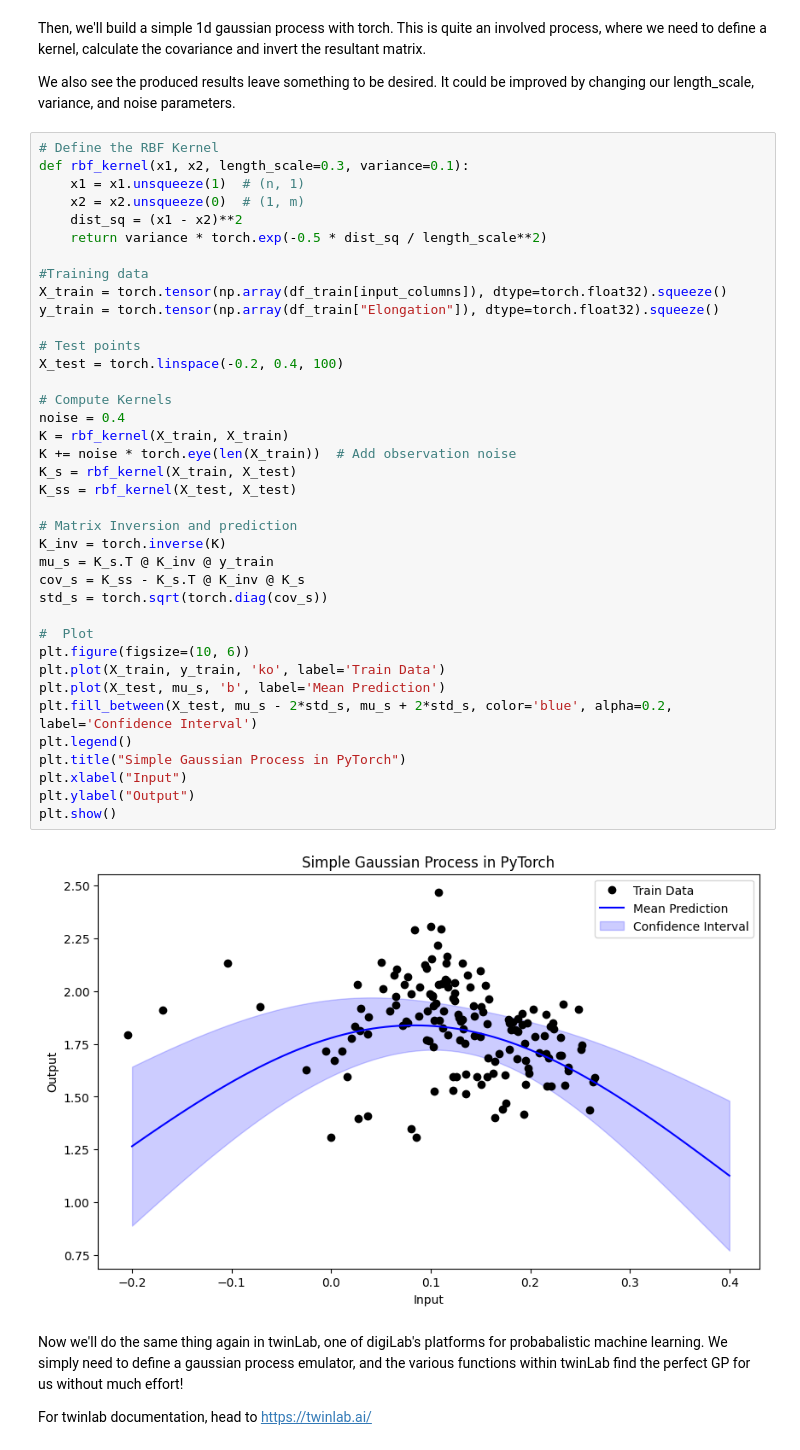
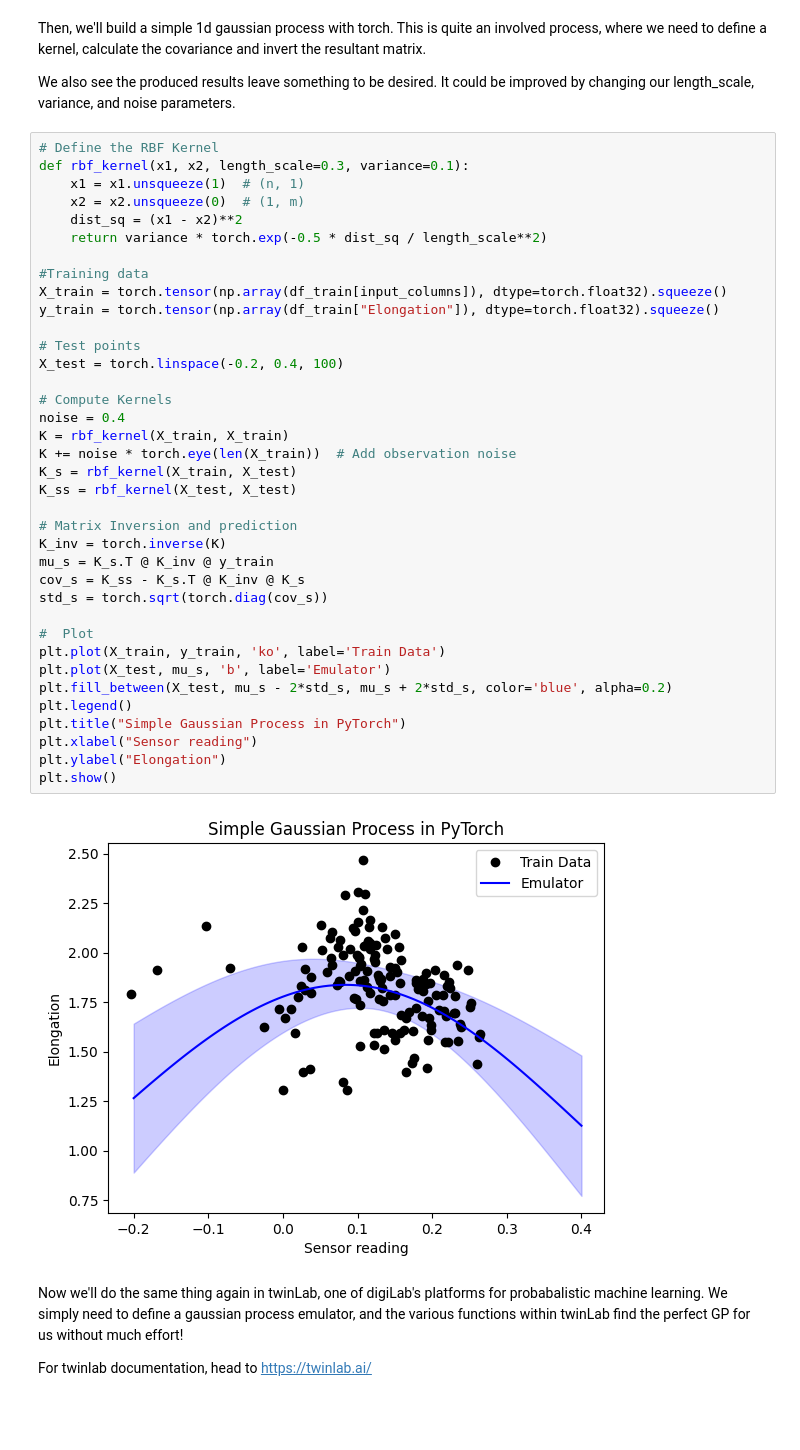
Before and after one commit to digiLab-ai/WM_digiLab_demo, a Jupyter notebook: digiLab_Summerschool_Demo.ipynb, the cells around one changed output. Cells and saved outputs as stored; diff of their text form; blank space fills up the shorter version.

```diff
--- a/digiLab_Summerschool_Demo.ipynb
+++ b/digiLab_Summerschool_Demo.ipynb
@@ -117,39 +122,38 @@ def rbf_kernel(x1, x2, length_scale=0.3, variance=0.1):
     x2 = x2.unsqueeze(0)  # (1, m)
     dist_sq = (x1 - x2)**2
     return variance * torch.exp(-0.5 * dist_sq / length_scale**2)
 
 #Training data
 X_train = torch.tensor(np.array(df_train[input_columns]), dtype=torch.float32).squeeze()
 y_train = torch.tensor(np.array(df_train["Elongation"]), dtype=torch.float32).squeeze()
 
 # Test points
 X_test = torch.linspace(-0.2, 0.4, 100)
 
 # Compute Kernels
 noise = 0.4
 K = rbf_kernel(X_train, X_train)
 K += noise * torch.eye(len(X_train))  # Add observation noise
 K_s = rbf_kernel(X_train, X_test)
 K_ss = rbf_kernel(X_test, X_test)
 
 # Matrix Inversion and prediction
 K_inv = torch.inverse(K)
 mu_s = K_s.T @ K_inv @ y_train
 cov_s = K_ss - K_s.T @ K_inv @ K_s
 std_s = torch.sqrt(torch.diag(cov_s))
 
 #  Plot
-plt.figure(figsize=(10, 6))
 plt.plot(X_train, y_train, 'ko', label='Train Data')
-plt.plot(X_test, mu_s, 'b', label='Mean Prediction')
-plt.fill_between(X_test, mu_s - 2*std_s, mu_s + 2*std_s, color='blue', alpha=0.2, label='Confidence Interval')
+plt.plot(X_test, mu_s, 'b', label='Emulator')
+plt.fill_between(X_test, mu_s - 2*std_s, mu_s + 2*std_s, color='blue', alpha=0.2)
 plt.legend()
 plt.title("Simple Gaussian Process in PyTorch")
-plt.xlabel("Input")
-plt.ylabel("Output")
+plt.xlabel("Sensor reading")
+plt.ylabel("Elongation")
 plt.show()
 # %% [output]
-[figure, old version]
+[figure, new version]
 # %% [markdown]
 Now we'll do the same thing again in twinLab, one of digiLab's platforms for probabalistic machine learning. We simply need to define a gaussian process emulator, and the various functions within twinLab find the perfect GP for us without much effort!
 
```
Also changed, not shown: parts of 17 cells of this notebook.
